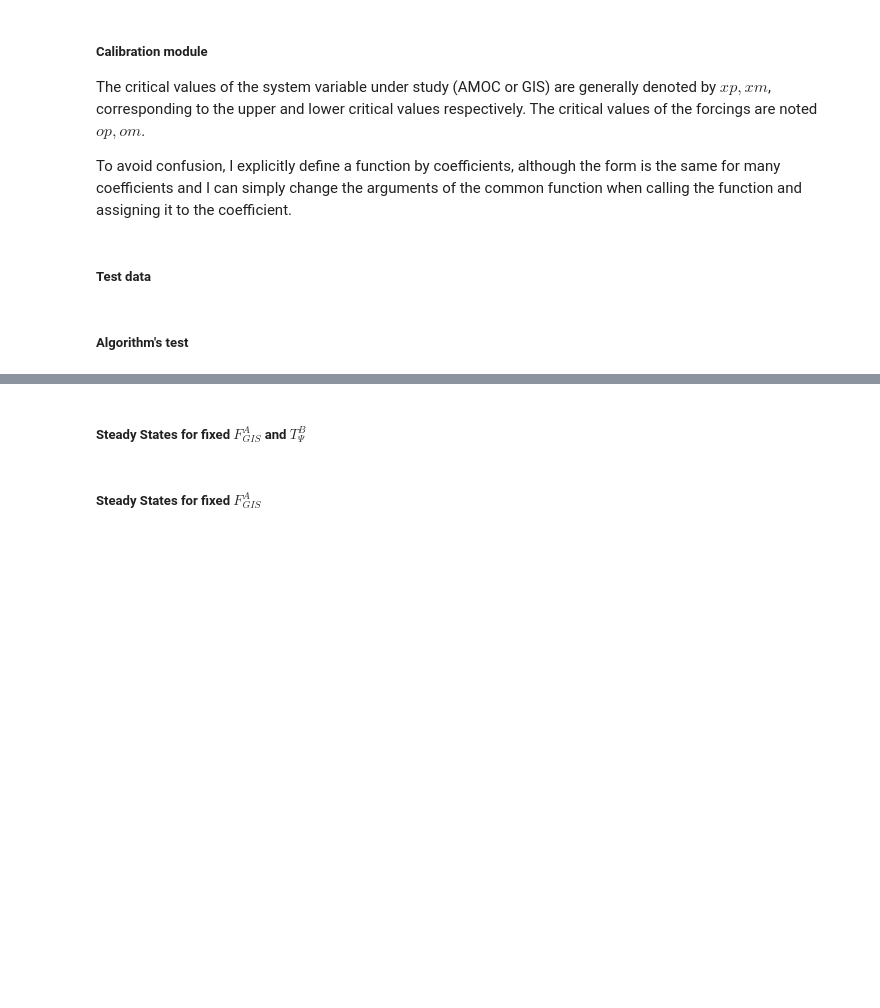
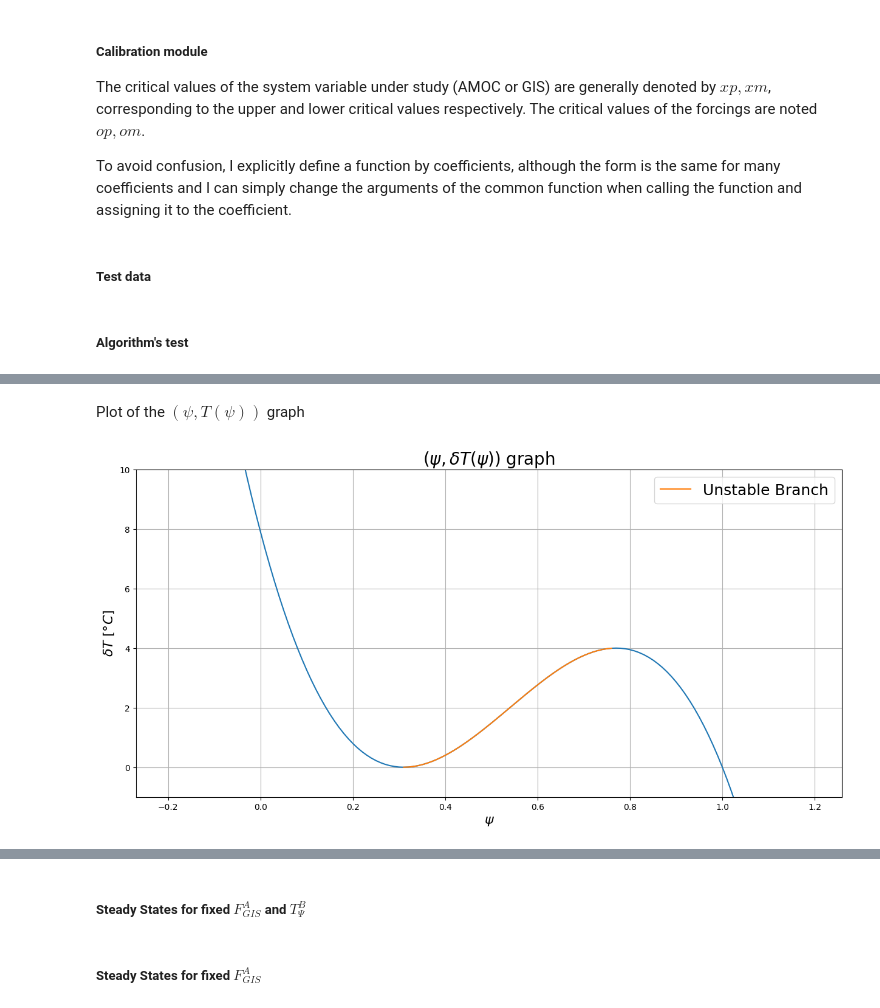
Before and after one commit to AmauryLaridon/LPHYS2299-Master-s-Thesis, a Jupyter notebook: SURFER/SURFER - Tipping Module Calibration/Tipping Module Calibration.ipynb, the cells around one changed output, grey strips where cells are left out. Saved outputs shown, nothing was run; the diff lists cells and outputs as text; code cells hidden in the pictures; blank space fills up the shorter version.

```diff
--- a/SURFER/SURFER - Tipping Module Calibration/Tipping Module Calibration.ipynb
+++ b/SURFER/SURFER - Tipping Module Calibration/Tipping Module Calibration.ipynb
@@ -224,0 +293,40 @@ plt.plot()
+# %%
+# Computation of the calibrated coefficients #
+calibrate_coef = calib_module_AMOC_ParamA(Psip, Psim, Tp, Tm, Fp, Fm, F_A, T_B)
+
+a = calibrate_coef[0]
+b = calibrate_coef[1]
+c = calibrate_coef[6]
+d = calibrate_coef[3]
+e = calibrate_coef[5]
+
+# Definition of the function #
+def T_funct_psi(psi):
+  return ((psi**3 - a*(psi**2) - b*psi - c - e*F_A)*(1/d))
+
+# Computation of the function
+dx=0.01
+psi_range = np.arange(-0.2,1.2,dx)
+T_fct_psi = T_funct_psi(psi_range)
+
+# Classification of the three different branches
+
+unstable_psi = np.arange(AMOC_params[1], AMOC_params[0], dx)
+T_fct_psi_unstable = T_funct_psi(unstable_psi)
+# %% [markdown]
+Plot of the $(\psi, T(\psi))$ graph
+# %%
+fig, ax = plt.subplots(1,1,figsize=(15,7))
+
+plt.plot(psi_range, T_fct_psi)
+plt.plot(unstable_psi, T_fct_psi_unstable, color = "tab:orange", label="Unstable Branch")
+ax.set_xlabel(r"$\psi$", fontsize=16)
+ax.set_ylabel(r"$\delta T\;[°C]$", fontsize=16)
+ax.set_ybound([-1,10])
+plt.title(r"$(\psi, \delta T(\psi))$ graph", fontsize = 20)
+plt.legend(fontsize=18)
+plt.grid()
+
+plt.show()
+# %% [output]
+[figure, added]
```
Also changed, not shown: parts of 23 cells of this notebook.
